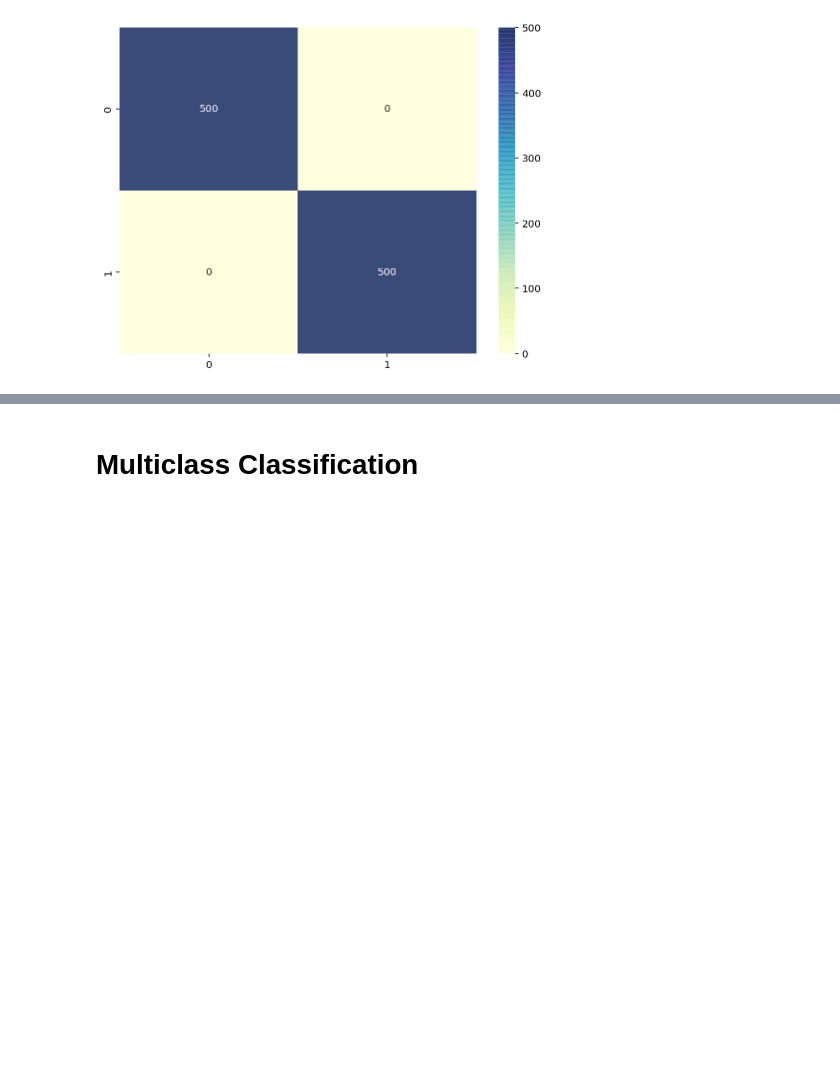
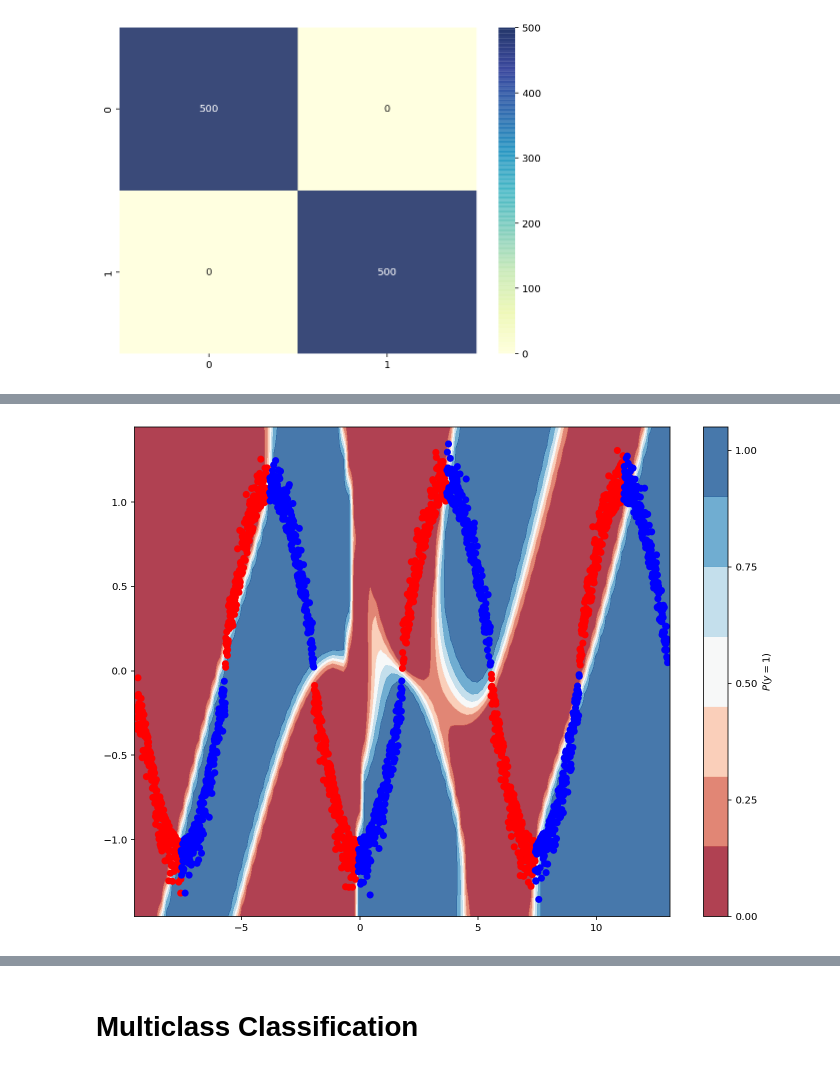
Before and after one commit to DommiiUdomp/ANN, a Jupyter notebook: ANNintro.ipynb, the cells around one changed output, grey strips where cells are left out. Cells and saved outputs as stored; diff of their text form; code cells hidden in the pictures; blank space fills up the shorter version.

```diff
--- a/ANNintro.ipynb
+++ b/ANNintro.ipynb
@@ -417,0 +441,4 @@ weighted avg       1.00      1.00      1.00      1000
+# %%
+plot_decision_boundary(lambda x: model_6.predict(x), X, y, figsize=(12, 9))
+# %% [output]
+[figure, added]
```
Also changed, not shown: parts of 19 cells of this notebook.
